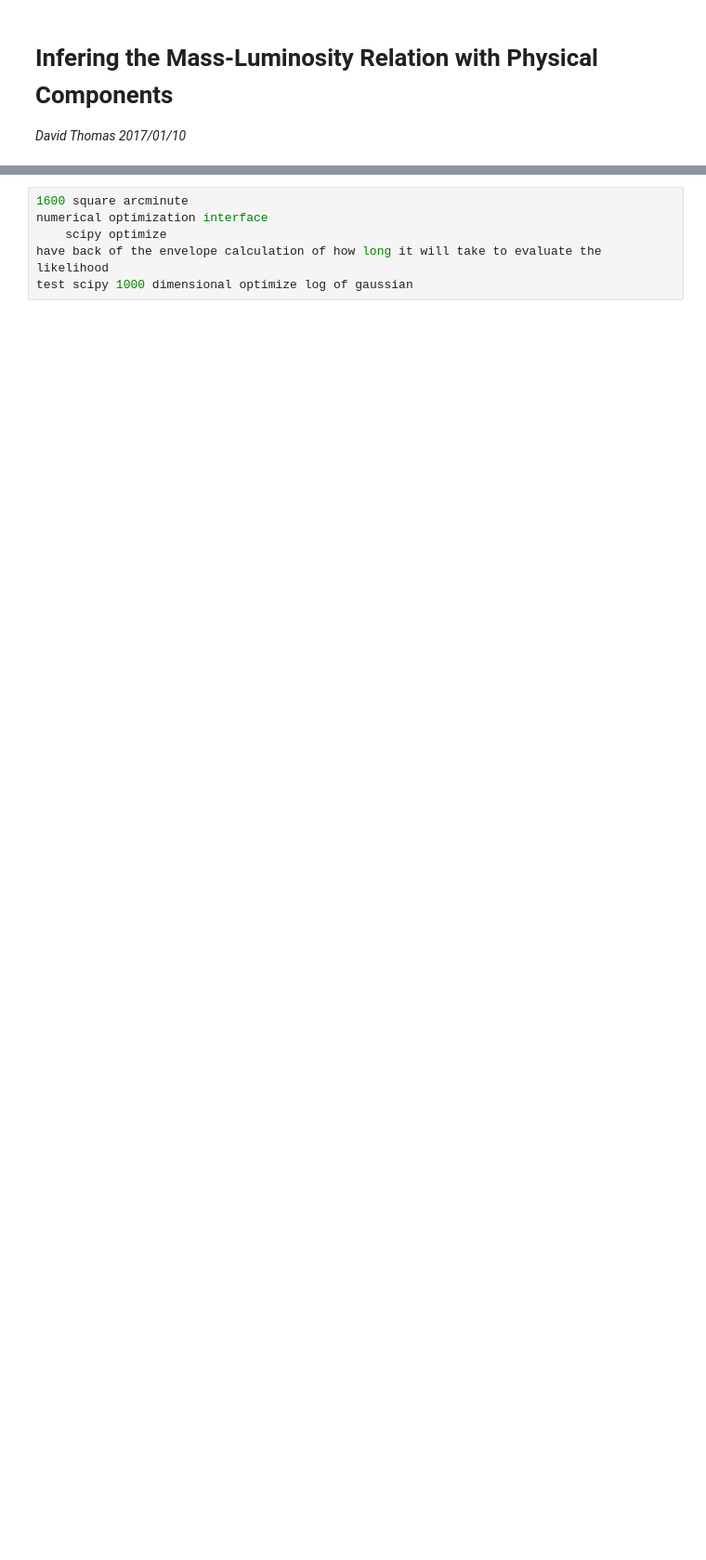
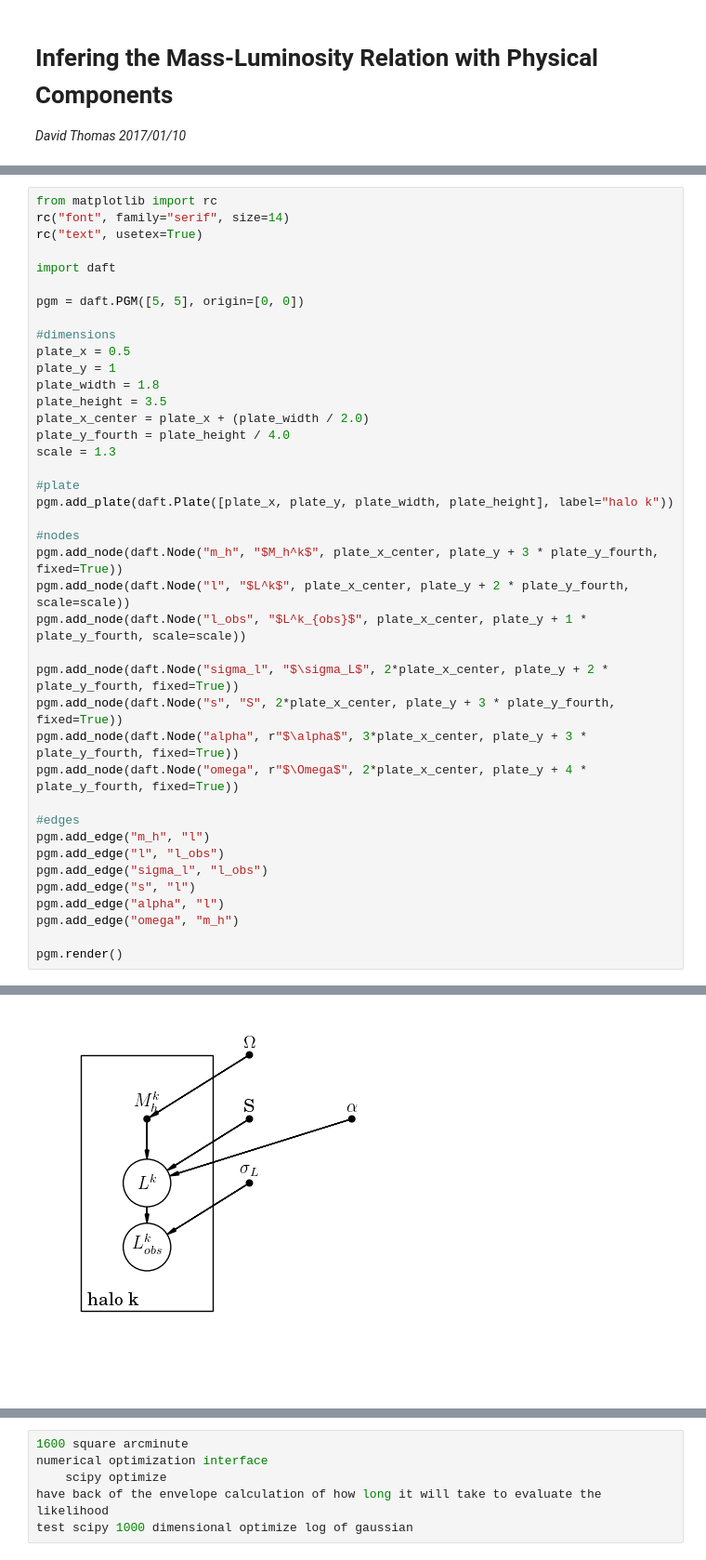
Before and after one commit to davidthomas5412/PanglossNotebooks, a Jupyter notebook: Proposal_2017_01_10.ipynb, the cells around one changed output, grey strips where cells are left out. Shown at 93% size. Drawn from its saved outputs; the diff is of its cells as text; blank space fills up the shorter version.

```diff
--- a/Proposal_2017_01_10.ipynb
+++ b/Proposal_2017_01_10.ipynb
@@ -106,0 +123,41 @@ plt.ylabel('Luminosity (?)')
+# %%
+from matplotlib import rc
+rc("font", family="serif", size=14)
+rc("text", usetex=True)
+
+import daft
+
+pgm = daft.PGM([5, 5], origin=[0, 0])
+
+#dimensions
+plate_x = 0.5
+plate_y = 1
+plate_width = 1.8
+plate_height = 3.5
+plate_x_center = plate_x + (plate_width / 2.0)
+plate_y_fourth = plate_height / 4.0
+scale = 1.3
+
+#plate
+pgm.add_plate(daft.Plate([plate_x, plate_y, plate_width, plate_height], label="halo k"))
+
+#nodes
+pgm.add_node(daft.Node("m_h", "$M_h^k$", plate_x_center, plate_y + 3 * plate_y_fourth, fixed=True))
+pgm.add_node(daft.Node("l", "$L^k$", plate_x_center, plate_y + 2 * plate_y_fourth, scale=scale))
+pgm.add_node(daft.Node("l_obs", "$L^k_{obs}$", plate_x_center, plate_y + 1 * plate_y_fourth, scale=scale))
+
+pgm.add_node(daft.Node("sigma_l", "$\sigma_L$", 2*plate_x_center, plate_y + 2 * plate_y_fourth, fixed=True))
+pgm.add_node(daft.Node("s", "S", 2*plate_x_center, plate_y + 3 * plate_y_fourth, fixed=True))
+pgm.add_node(daft.Node("alpha", r"$\alpha$", 3*plate_x_center, plate_y + 3 * plate_y_fourth, fixed=True))
+pgm.add_node(daft.Node("omega", r"$\Omega$", 2*plate_x_center, plate_y + 4 * plate_y_fourth, fixed=True))
+
+#edges
+pgm.add_edge("m_h", "l")
+pgm.add_edge("l", "l_obs")
+pgm.add_edge("sigma_l", "l_obs")
+pgm.add_edge("s", "l")
+pgm.add_edge("alpha", "l")
+pgm.add_edge("omega", "m_h")
+
+pgm.render()
+# %% [output]
@@ -106,0 +165 @@ plt.ylabel('Luminosity (?)')
+[figure, added]
```
Also changed, not shown: parts of 8 cells of this notebook.
